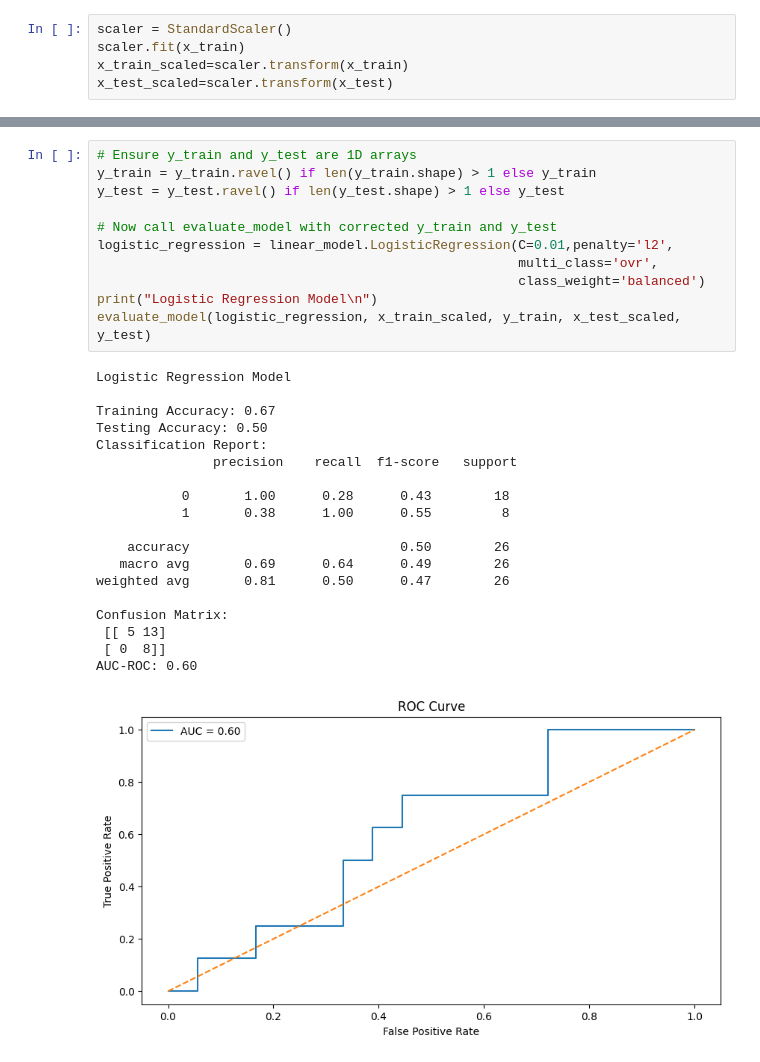
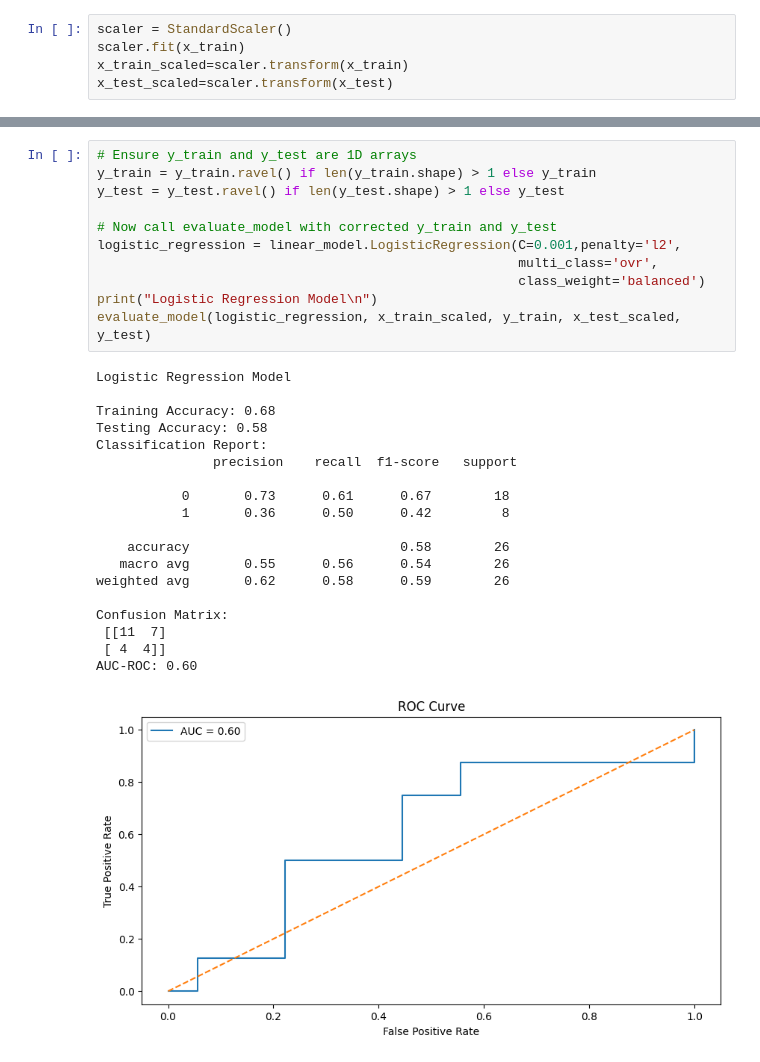
Before and after one commit to Pramod-dataenthusiast/PPA, a Jupyter notebook: PPA.ipynb, the cells around one changed output, grey strips where cells are left out. Cells and saved outputs as stored; diff of their text form.

```diff
--- a/PPA.ipynb
+++ b/PPA.ipynb
@@ -580,31 +541,31 @@ Best parameters: {'C': 0.01, 'penalty': 'l2'}
 # %%
 # Ensure y_train and y_test are 1D arrays
 y_train = y_train.ravel() if len(y_train.shape) > 1 else y_train
 y_test = y_test.ravel() if len(y_test.shape) > 1 else y_test
 
 # Now call evaluate_model with corrected y_train and y_test
-logistic_regression = linear_model.LogisticRegression(C=0.01,penalty='l2',
+logistic_regression = linear_model.LogisticRegression(C=0.001,penalty='l2',
                                                       multi_class='ovr',
                                                       class_weight='balanced')
 print("Logistic Regression Model\n")
 evaluate_model(logistic_regression, x_train_scaled, y_train, x_test_scaled, y_test)
 # %% [output]
 Logistic Regression Model
 
-Training Accuracy: 0.67
-Testing Accuracy: 0.50
+Training Accuracy: 0.68
+Testing Accuracy: 0.58
 Classification Report:
                precision    recall  f1-score   support
 
-           0       1.00      0.28      0.43        18
-           1       0.38      1.00      0.55         8
+           0       0.73      0.61      0.67        18
+           1       0.36      0.50      0.42         8
 
-    accuracy                           0.50        26
-   macro avg       0.69      0.64      0.49        26
-weighted avg       0.81      0.50      0.47        26
+    accuracy                           0.58        26
+   macro avg       0.55      0.56      0.54        26
+weighted avg       0.62      0.58      0.59        26
 
 Confusion Matrix:
- [[ 5 13]
- [ 0  8]]
+ [[11  7]
+ [ 4  4]]
 AUC-ROC: 0.60
-[figure, old version]
+[figure, new version]
```
Also changed, not shown: parts of 19 cells of this notebook.
